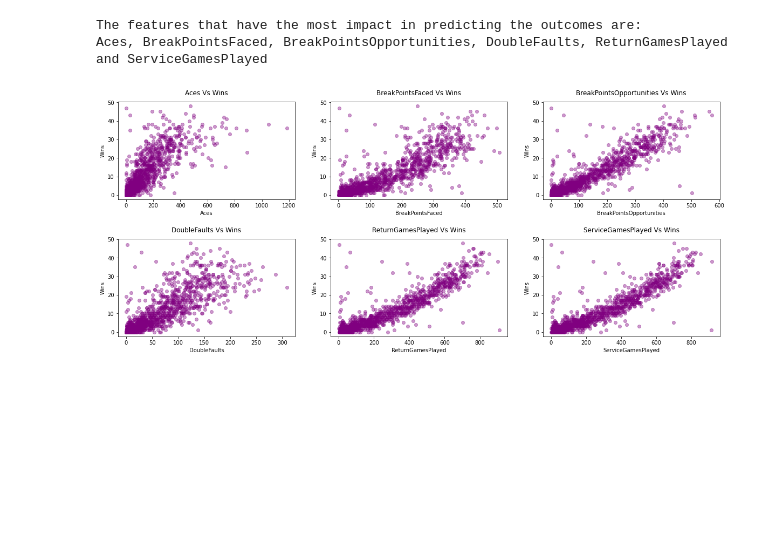
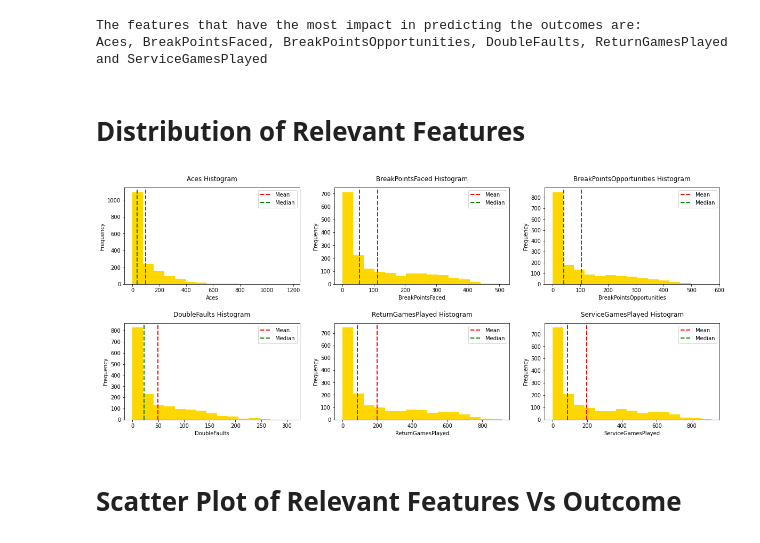
Before and after one commit to princeKike27/Tennis-Ace, a Jupyter notebook: Tennis_Ace.ipynb, the cells around one changed output. Saved outputs shown, nothing was run; the diff lists cells and outputs as text; code cells hidden in the pictures; blank space fills up the shorter version.

```diff
--- a/Tennis_Ace.ipynb
+++ b/Tennis_Ace.ipynb
@@ -188,30 +188,64 @@ Aces, BreakPointsFaced, BreakPointsOpportunities, DoubleFaults, ReturnGamesPlaye
 # %%
 # store relevant features in df
 relevant_features = df[['Aces', 'BreakPointsFaced', 'BreakPointsOpportunities', 'DoubleFaults', 'ReturnGamesPlayed', 'ServiceGamesPlayed', 'Wins', 'Losses']]
+# %%
+# function to plot histogram of relevant features
+def features_histogram():
+  # store features column names
+  Xs = list(relevant_features.columns)
+  Xs = Xs[:-2:]
+
+  # variable to store graph position
+  n = 1
+
+  fig = plt.figure(figsize=(20,8))
+  # adjust verticle space between subplots
+  plt.subplots_adjust(hspace=0.4)
+
+  for el in Xs:
+    ax = plt.subplot(2, 3, n)
+    plt.hist(relevant_features[el], bins=15, color='gold')
+    # mean
+    plt.axvline(relevant_features[el].mean(), linestyle='dashed', linewidth=2, color='red', label='Mean')
+    # median
+    plt.axvline(relevant_features[el].median(), linestyle='dashed', linewidth=2, color='green', label='Median')
+    plt.xlabel(el)
+    plt.ylabel('Frequency')
+    plt.legend()
+    plt.title(f'{el} Histogram', pad=12)
+    n += 1
+
+  plt.show()
+# %% [markdown]
+# Distribution of Relevant Features
+# %%
+# plot histograms
+features_histogram()
+# %% [output]
+[figure, added]
+# %% [markdown]
+# Scatter Plot of Relevant Features Vs Outcome
 # %%
-# scatter plots of relevant features against wins
+# function of scatter plots of relevant features against outcome
+def features_vs_outcome(outcome):
+  # store features column names
+  Xs = list(relevant_features.columns)
+  Xs = Xs[:-2:]
 
-# store features column names
-Xs = list(relevant_features.columns)
-Xs = Xs[:-2:]
-Xs
-
-# variable to store graph position
-n = 1
+  # variable to store graph position
+  n = 1
 
 
-fig = plt.figure(figsize=(20, 8))
-# adjust vertical space between subplots
-plt.subplots_adjust(hspace = 0.4)
+  fig = plt.figure(figsize=(20, 8))
+  # adjust vertical space between subplots
+  plt.subplots_adjust(hspace = 0.4)
 
-for el in Xs:
-  ax = plt.subplot(2, 3, n)
-  plt.scatter(x=relevant_features[el], y=relevant_features['Wins'], alpha=0.4, color='purple')
-  plt.xlabel(el)
-  plt.ylabel('Wins')
-  plt.title(f'{el} Vs Wins', pad=12)
-  n += 1
+  for el in Xs:
+    ax = plt.subplot(2, 3, n)
+    plt.scatter(x=relevant_features[el], y=relevant_features[outcome], alpha=0.4, color='purple')
+    plt.xlabel(el)
+    plt.ylabel(outcome)
+    plt.title(f'{el} Vs {outcome}', pad=12)
+    n += 1
 
-plt.show()
+  plt.show()
-# %% [output]
-[figure, removed]
```
Also changed, not shown: parts of 19 cells of this notebook.
